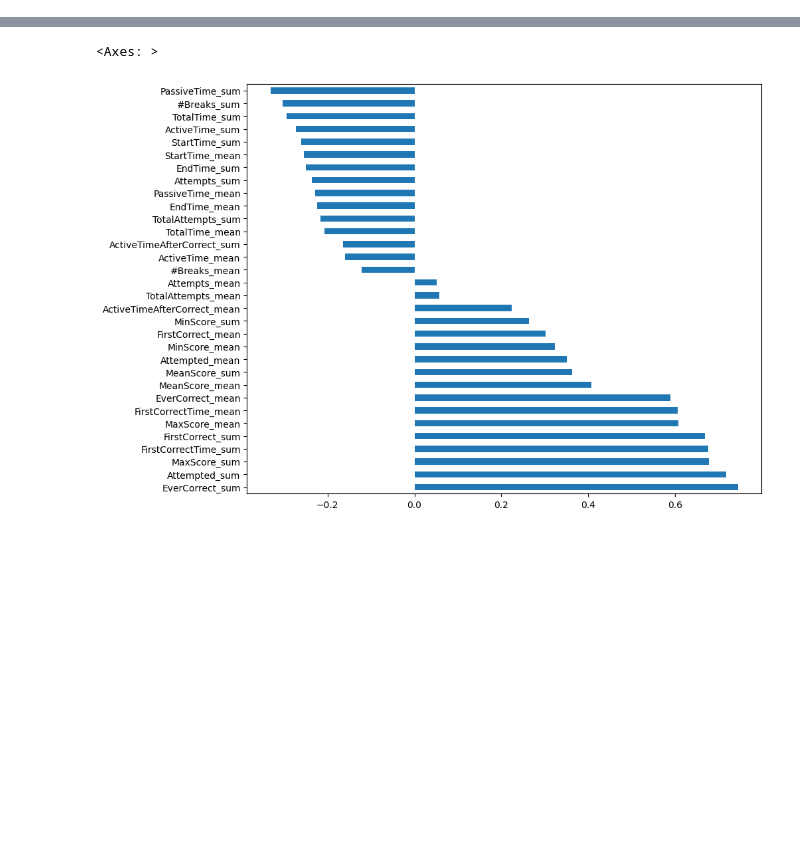
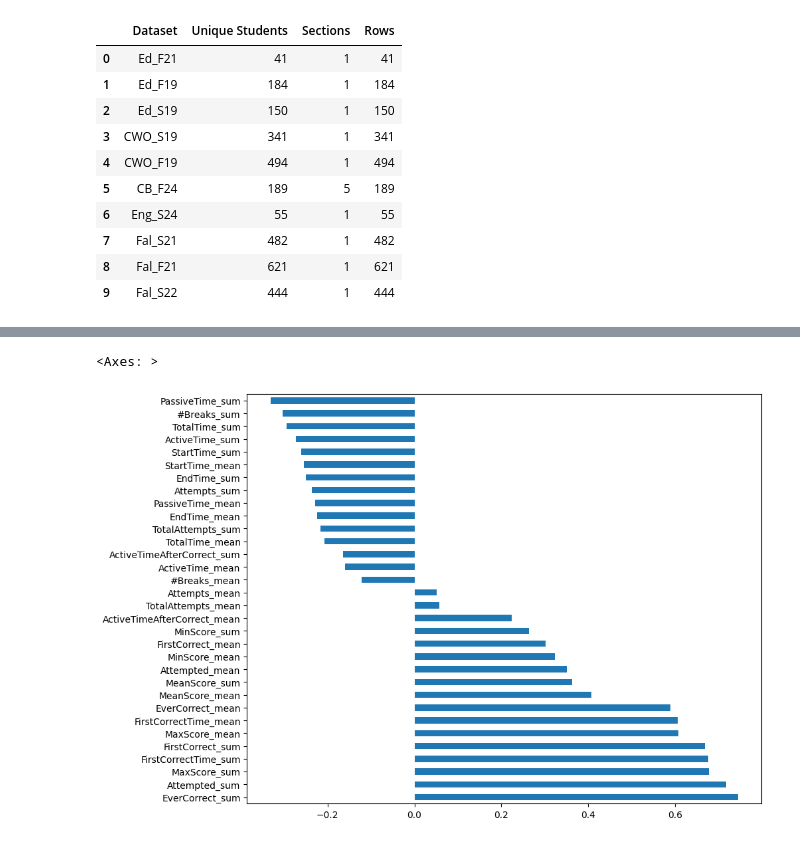
Before and after one commit to CSSPLICE/ProgSnapToolkit, a Jupyter notebook: src/analytics/feature_importance/importance.ipynb, the cells around one changed output, grey strips where cells are left out. Cells and saved outputs as stored; diff of their text form; code cells hidden in the pictures; blank space fills up the shorter version.

```diff
--- a/src/analytics/feature_importance/importance.ipynb
+++ b/src/analytics/feature_importance/importance.ipynb
@@ -108,3 +142,17 @@ all_data
+# %%
+pd.DataFrame(row_counts)
+# %% [output]
+|  | Dataset | Unique Students | Sections | Rows |
+| 0 | Ed_F21 | 41 | 1 | 41 |
+| 1 | Ed_F19 | 184 | 1 | 184 |
+| 2 | Ed_S19 | 150 | 1 | 150 |
+| 3 | CWO_S19 | 341 | 1 | 341 |
+| 4 | CWO_F19 | 494 | 1 | 494 |
+| 5 | CB_F24 | 189 | 5 | 189 |
+| 6 | Eng_S24 | 55 | 1 | 55 |
+| 7 | Fal_S21 | 482 | 1 | 482 |
+| 8 | Fal_F21 | 621 | 1 | 621 |
+| 9 | Fal_S22 | 444 | 1 | 444 |
 # %%
 heat_map_values = all_data.pivot(index="Feature", columns="Dataset", values="Rho")
 p_values = all_data.pivot(index="Feature", columns="Dataset", values="p")
```
Also changed, not shown: parts of 12 cells of this notebook, 3 other files.
